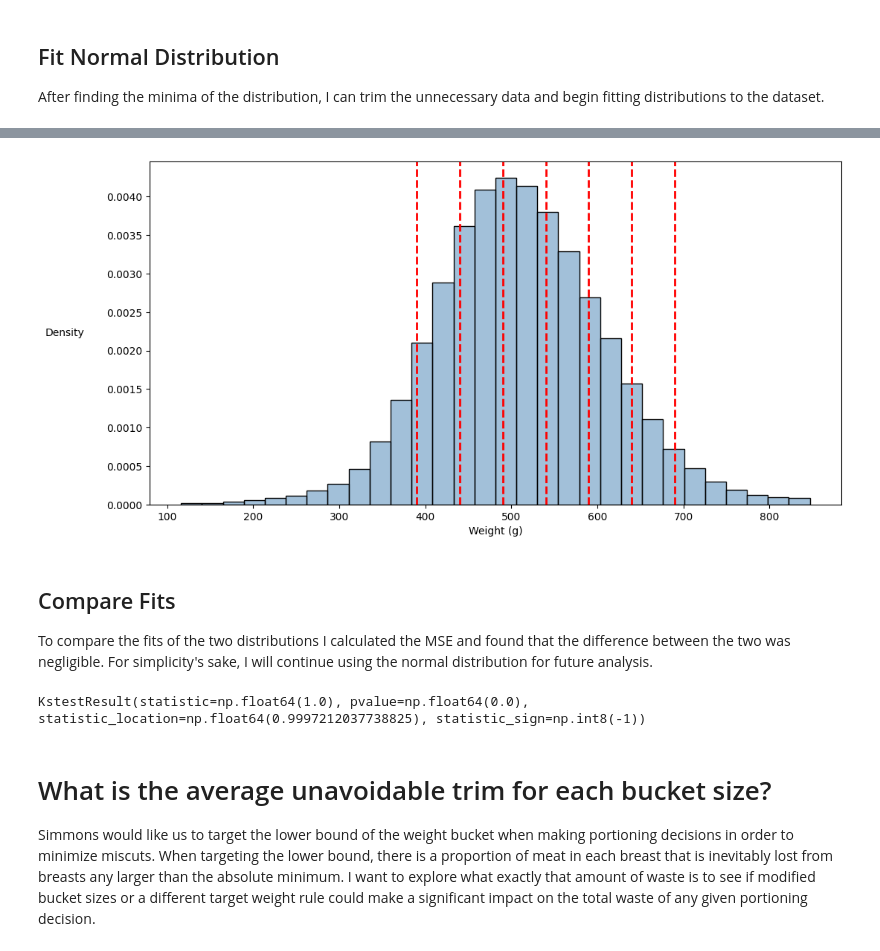
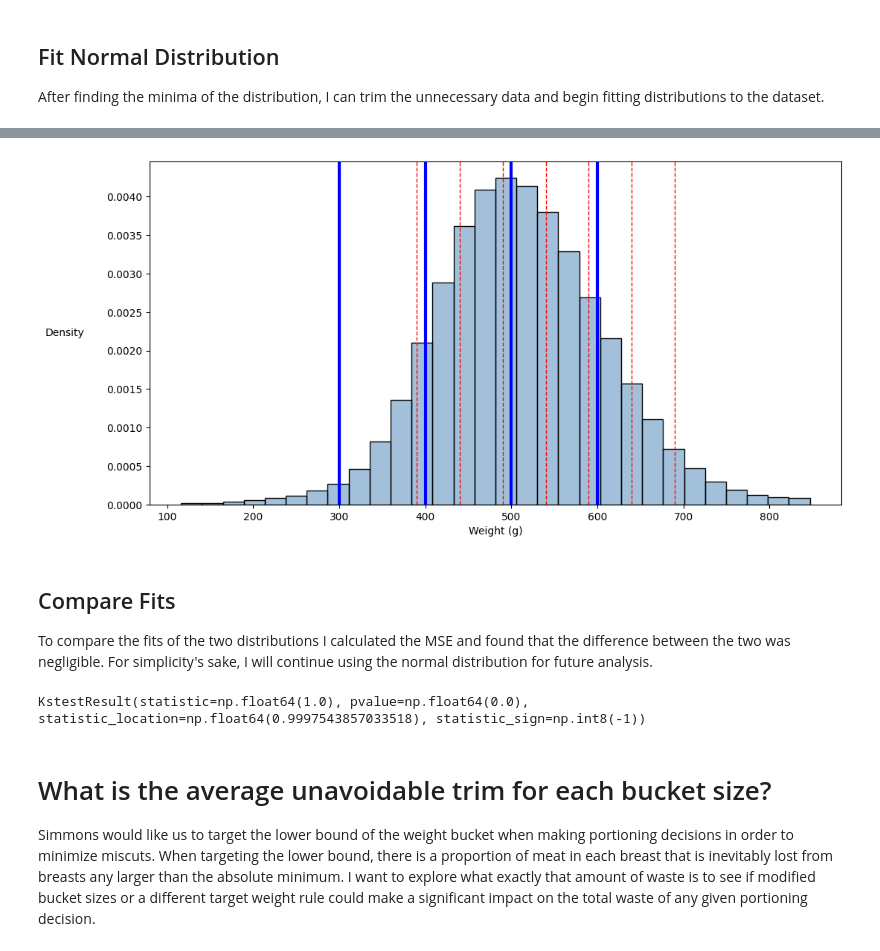
Before and after one commit to laurenjones08/simmons-portioning-tool, a Jupyter notebook: showcase-presentations/showcase_pres_2.ipynb, the cells around one changed output, grey strips where cells are left out. Cells and saved outputs as stored; diff of their text form; code cells hidden in the pictures.

```diff
--- a/showcase-presentations/showcase_pres_2.ipynb
+++ b/showcase-presentations/showcase_pres_2.ipynb
@@ -108,28 +110,32 @@ After fitting the normal distribution, the histogram looked to me like it had a
 # %%
 # Define split points
-split_points = [390, 440, 490, 540, 590, 640, 690]
+old_split_points = [390, 440, 490, 540, 590, 640, 690]
+new_split_points = [300, 400, 500, 600]
 
 # Example plot — replace with whatever visualization you prefer
 plt.figure(figsize=(12, 6))
 sns.histplot(trimmed, bins=30, stat='density', color='steelblue', alpha=0.5)
 
 # Draw vertical lines
-for sp in split_points:
-    plt.axvline(x=sp, color='red', linestyle='--', linewidth=2)
+for sp in old_split_points:
+    plt.axvline(x=sp, color='red', linestyle='--', linewidth=1)
+
+for sp in new_split_points:
+    plt.axvline(x=sp, color='blue', linestyle='-', linewidth=3)
 
 # plt.title("Bucket Ranges as Vertical Split Points")
 plt.xlabel("Weight (g)")
 plt.ylabel("Density", rotation=0, labelpad=40, va='center')
 plt.show()
 # %% [output]
-[figure, old version]
+[figure, new version]
 # %% [markdown]
 ## Compare Fits
 To compare the fits of the two distributions I calculated the MSE and found that the difference between the two was negligible. For simplicity's sake, I will continue using the normal distribution for future analysis.
 # %%
-kstest(trimmed, norm.cdf(x_fit, mu, sigma))
+kstest(test_data, norm.cdf(x_fit, mu, sigma))
 # %% [output]
-KstestResult(statistic=np.float64(1.0), pvalue=np.float64(0.0), statistic_location=np.float64(0.9997212037738825), statistic_sign=np.int8(-1))
+KstestResult(statistic=np.float64(1.0), pvalue=np.float64(0.0), statistic_location=np.float64(0.9997543857033518), statistic_sign=np.int8(-1))
 # %% [markdown]
 # What is the average unavoidable trim for each bucket size?
 Simmons would like us to target the lower bound of the weight bucket when making portioning decisions in order to minimize miscuts. When targeting the lower bound, there is a proportion of meat in each breast that is inevitably lost from breasts any larger than the absolute minimum. I want to explore what exactly that amount of waste is to see if modified bucket sizes or a different target weight rule could make a significant impact on the total waste of any given portioning decision.
```
Also changed, not shown: parts of 14 cells of this notebook.
